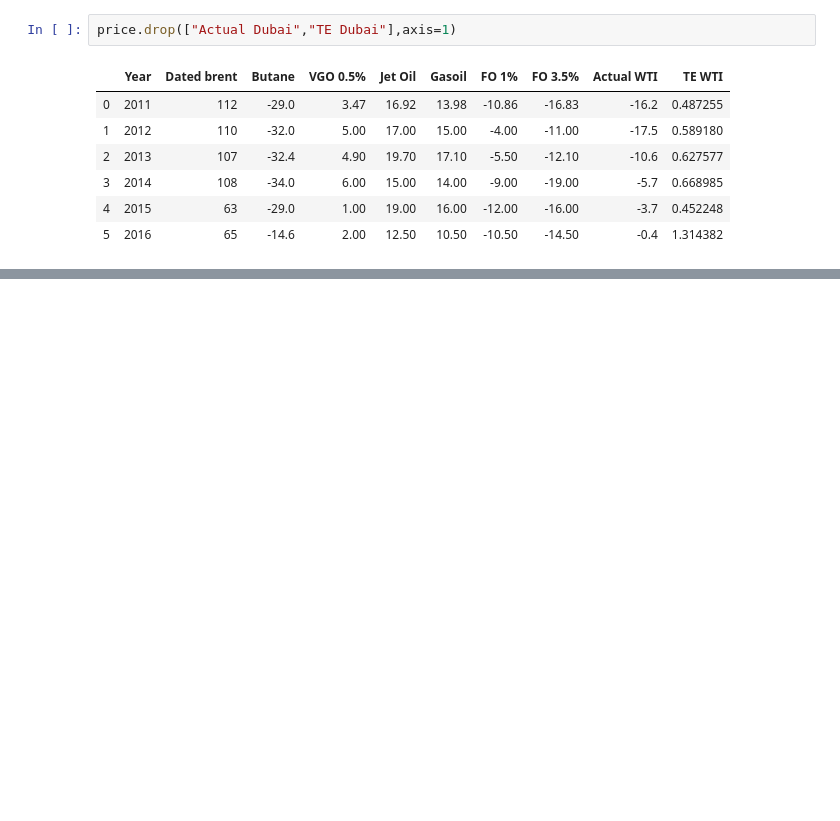
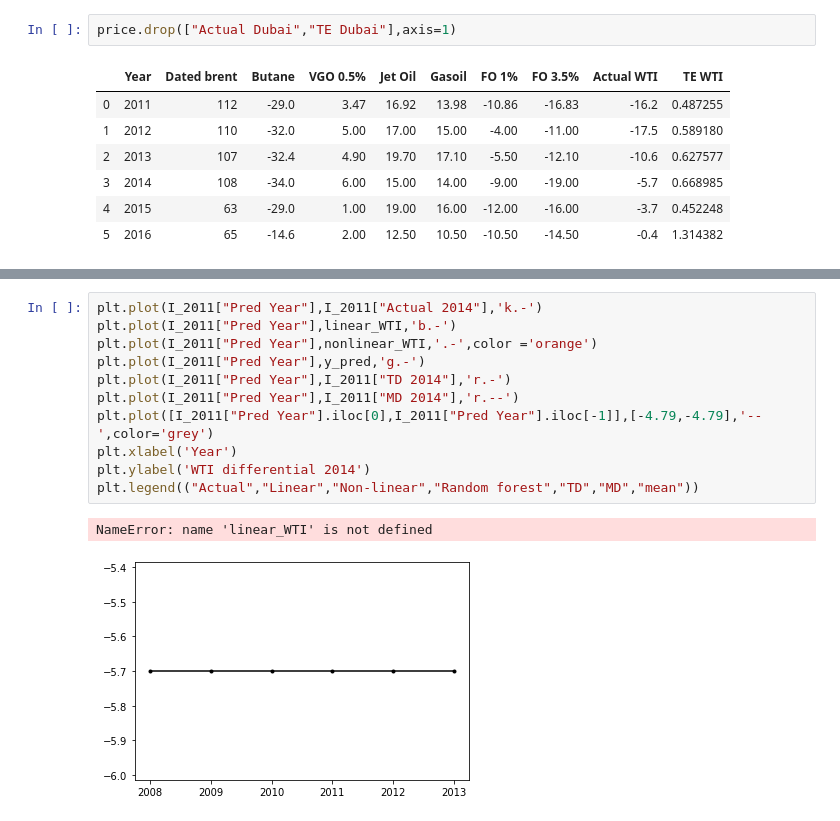
Before and after one commit to kaibawong/differential, a Jupyter notebook: WTI_pred.ipynb, the cells around one changed output, grey strips where cells are left out. Drawn from its saved outputs; the diff is of its cells as text; blank space fills up the shorter version.

```diff
--- a/WTI_pred.ipynb
+++ b/WTI_pred.ipynb
@@ -205,0 +219,14 @@ plt.legend(("Actual","Linear","Non-linear","Random forest","T.Eval","mean"))
+# %%
+plt.plot(I_2011["Pred Year"],I_2011["Actual 2014"],'k.-')
+plt.plot(I_2011["Pred Year"],linear_WTI,'b.-')
+plt.plot(I_2011["Pred Year"],nonlinear_WTI,'.-',color ='orange')
+plt.plot(I_2011["Pred Year"],y_pred,'g.-')
+plt.plot(I_2011["Pred Year"],I_2011["TD 2014"],'r.-')
+plt.plot(I_2011["Pred Year"],I_2011["MD 2014"],'r.--')
+plt.plot([I_2011["Pred Year"].iloc[0],I_2011["Pred Year"].iloc[-1]],[-4.79,-4.79],'--',color='grey')
+plt.xlabel('Year')
+plt.ylabel('WTI differential 2014')
+plt.legend(("Actual","Linear","Non-linear","Random forest","TD","MD","mean"))
+# %% [output]
+NameError: name 'linear_WTI' is not defined
+[figure, added]
```
Also changed, not shown: parts of 5 cells of this notebook, 2 other files.
